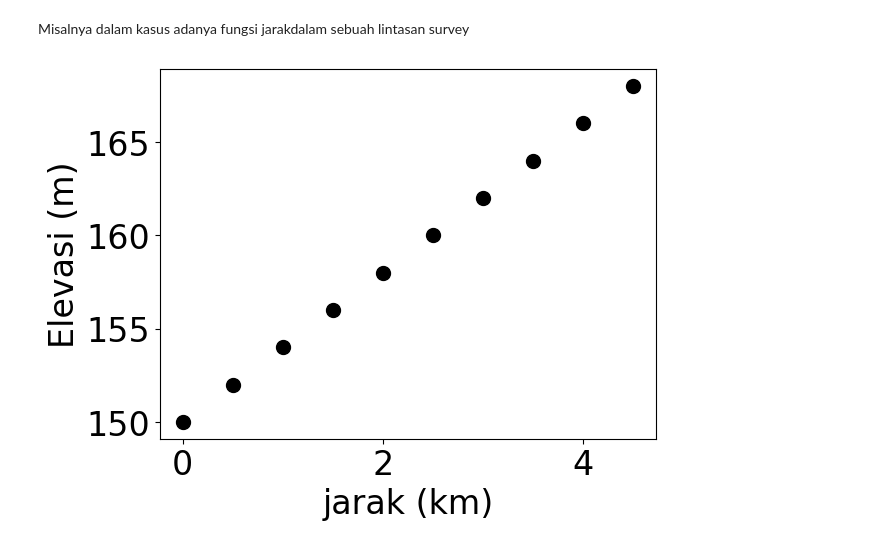
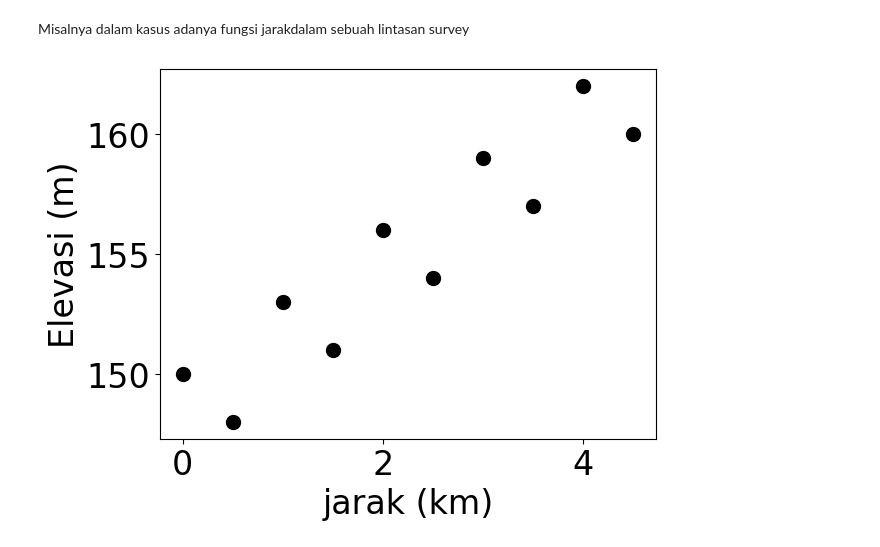
Before and after one commit to khayys/Metode-Penyelesaian-Numerik, a Jupyter notebook: Interpolasi dan Curve Fitting.ipynb, the cells around one changed output. Drawn from its saved outputs; the diff is of its cells as text; code cells hidden in the pictures.

```diff
--- a/Interpolasi dan Curve Fitting.ipynb
+++ b/Interpolasi dan Curve Fitting.ipynb
@@ -3,17 +3,17 @@ Misalnya dalam kasus adanya fungsi jarakdalam sebuah lintasan survey
 # %%
 import numpy as np
 import matplotlib.pyplot as plt
 
 plt.rcParams['font.size'] = 24
 
 # Ensure both arrays have the same size
 jarak = np.array([0.0, 0.5, 1.0, 1.5, 2.0, 2.5, 3.0, 3.5, 4.0, 4.5])
-elev = np.array([150, 152, 154, 156, 158, 160, 162, 164, 166, 168])
+elev = np.array([150, 148, 153, 151, 156, 154, 159, 157, 162, 160])
 
 plt.scatter(jarak, elev, color='black', s=100)
 
 plt.xlabel('jarak (km)')
 plt.ylabel('Elevasi (m)')
 plt.show()
 # %% [output]
-[figure, old version]
+[figure, new version]
```
Also changed, not shown: parts of 11 cells of this notebook, 1 other file.
